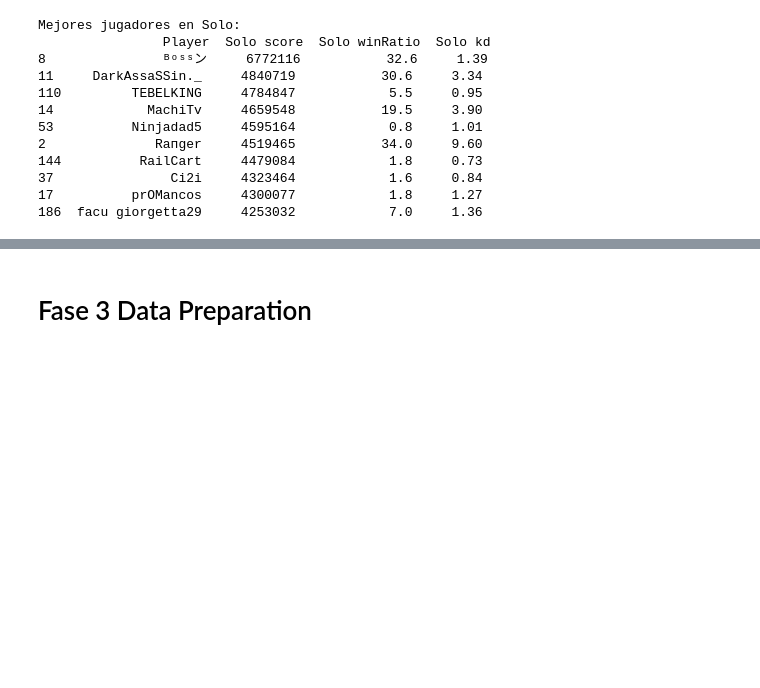
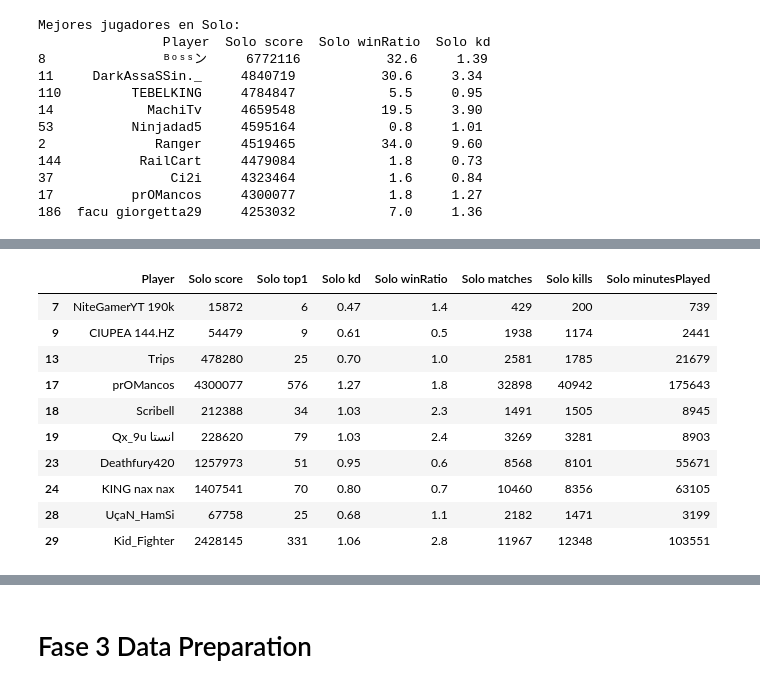
Before and after one commit to Perrogamer777/fortnite-machine, a Jupyter notebook: notebooks/note_fortinaiti.ipynb, the cells around one changed output, grey strips where cells are left out. Drawn from its saved outputs; the diff is of its cells as text; code cells hidden in the pictures; blank space fills up the shorter version.

```diff
--- a/notebooks/note_fortinaiti.ipynb
+++ b/notebooks/note_fortinaiti.ipynb
@@ -286,0 +297,14 @@ Los jugadores que dedican más minutos a jugar en un modo de juego específico c
+# %%
+jugadorBajoRendimiento.head(10)
+# %% [output]
+|  | Player | Solo score | Solo top1 | Solo kd | Solo winRatio | Solo matches | Solo kills | Solo minutesPlayed |
+| 7 | NiteGamerYT 190k | 15872 | 6 | 0.47 | 1.4 | 429 | 200 | 739 |
+| 9 | CIUPEA 144.HZ | 54479 | 9 | 0.61 | 0.5 | 1938 | 1174 | 2441 |
+| 13 | Τriρs | 478280 | 25 | 0.70 | 1.0 | 2581 | 1785 | 21679 |
+| 17 | prOMancos | 4300077 | 576 | 1.27 | 1.8 | 32898 | 40942 | 175643 |
+| 18 | Scribell | 212388 | 34 | 1.03 | 2.3 | 1491 | 1505 | 8945 |
+| 19 | Qx_9u انستا | 228620 | 79 | 1.03 | 2.4 | 3269 | 3281 | 8903 |
+| 23 | Deathfury420 | 1257973 | 51 | 0.95 | 0.6 | 8568 | 8101 | 55671 |
+| 24 | KING nax nax | 1407541 | 70 | 0.80 | 0.7 | 10460 | 8356 | 63105 |
+| 28 | UçaN_HamSi | 67758 | 25 | 0.68 | 1.1 | 2182 | 1471 | 3199 |
+| 29 | Kid_Fighter | 2428145 | 331 | 1.06 | 2.8 | 11967 | 12348 | 103551 |
```
Also changed, not shown: parts of 17 cells of this notebook, 1 other file.
